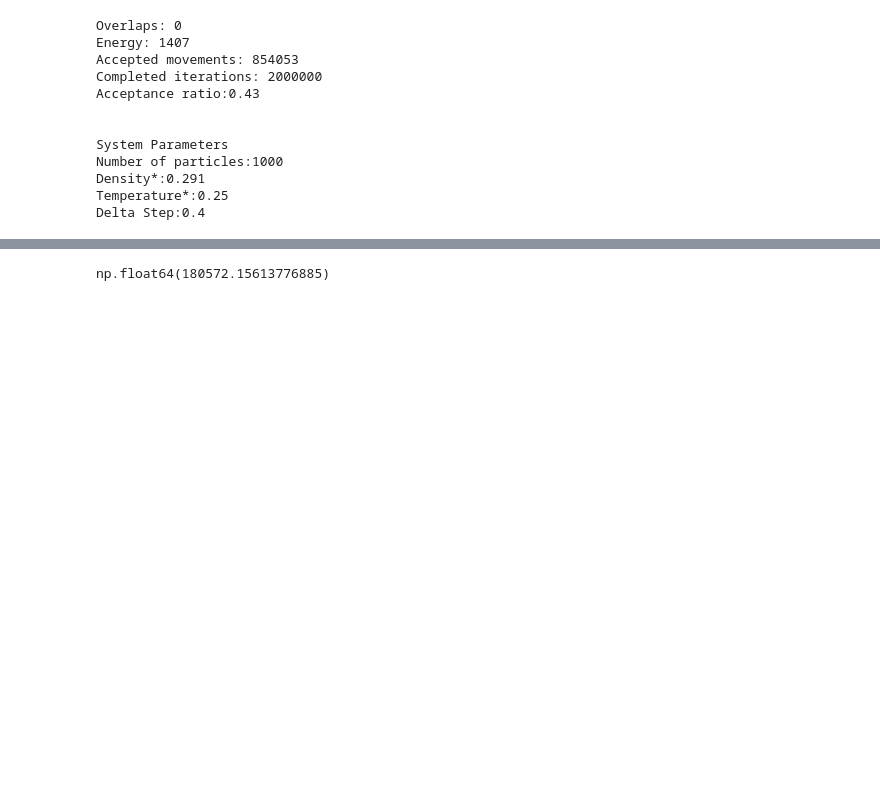
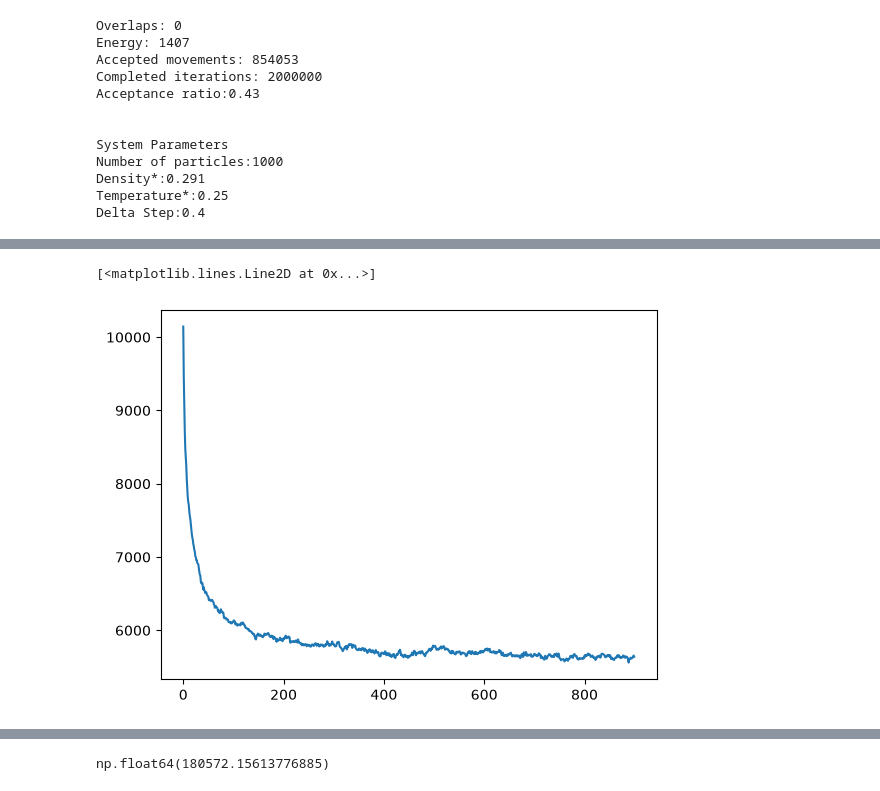
Before and after one commit to Milou-v/BERN01-Groupwork, a Jupyter notebook: temp.ipynb, the cells around one changed output, grey strips where cells are left out. Cells and saved outputs as stored; diff of their text form; code cells hidden in the pictures; blank space fills up the shorter version.

```diff
--- a/temp.ipynb
+++ b/temp.ipynb
@@ -60,3 +111,8 @@ plt.plot(-np.array(temp_drop_starter.equilibrium_array))
+# %%
+plt.plot(-np.array(temp_drop_starter.equilibrium_array)[:-100])
+# %% [output]
+[<matplotlib.lines.Line2D at 0x...>]
+[figure, added]
 # %%
 temp_drop_starter.scatter()
 # %% [output]
```
Also changed, not shown: parts of 13 cells of this notebook, 1 other file.
